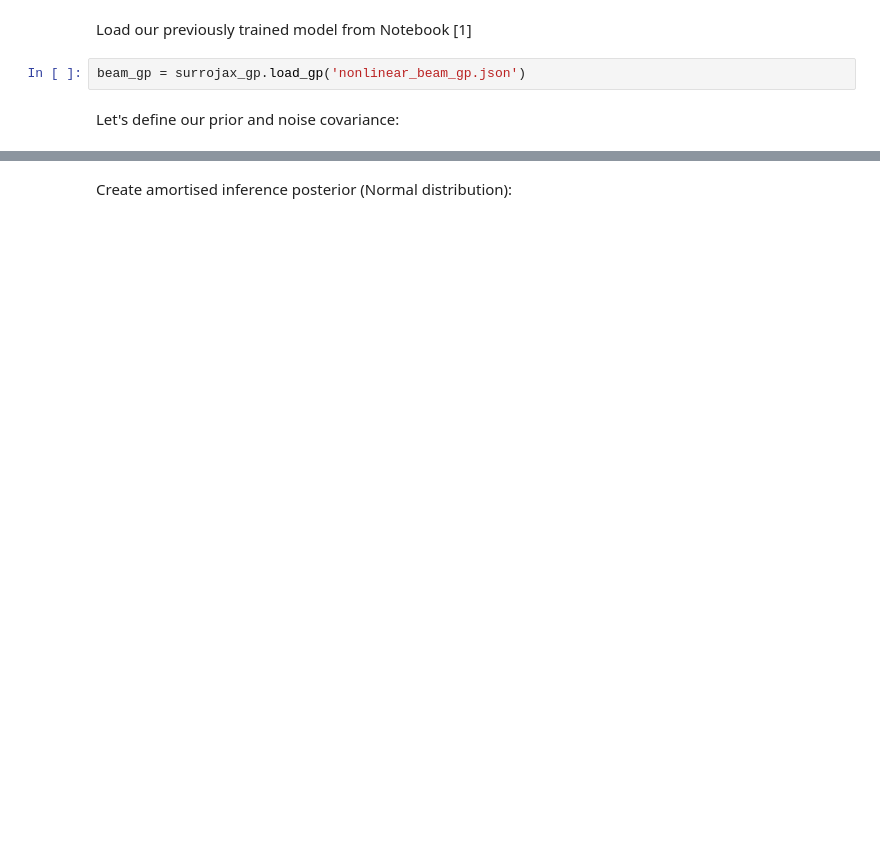
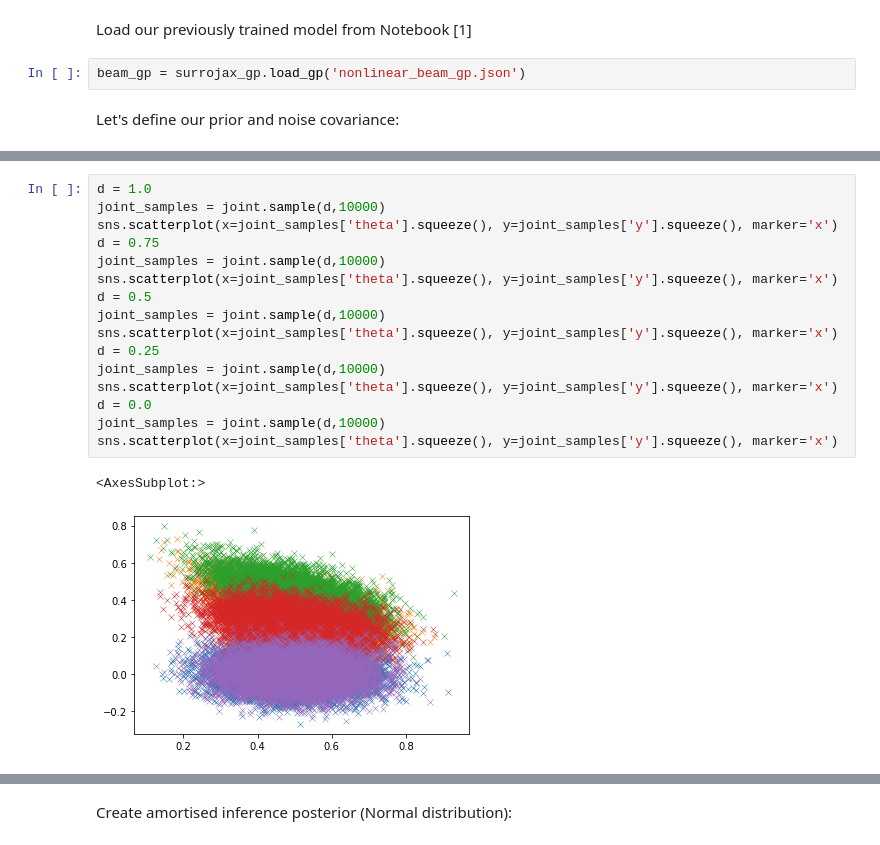
Before and after one commit to mabilton/bayesian_oed_bilton_masters, a Jupyter notebook: chapter_4/[2] Posterior Inference.ipynb, the cells around one changed output, grey strips where cells are left out. Cells and saved outputs as stored; diff of their text form; blank space fills up the shorter version.

```diff
--- a/chapter_4/[2] Posterior Inference.ipynb
+++ b/chapter_4/[2] Posterior Inference.ipynb
@@ -47,0 +31,19 @@ true_posterior = compute_true_log_posterior(model, noise_cov, prior_mean, prior_
+# %%
+d = 1.0
+joint_samples = joint.sample(d,10000)
+sns.scatterplot(x=joint_samples['theta'].squeeze(), y=joint_samples['y'].squeeze(), marker='x')
+d = 0.75
+joint_samples = joint.sample(d,10000)
+sns.scatterplot(x=joint_samples['theta'].squeeze(), y=joint_samples['y'].squeeze(), marker='x')
+d = 0.5
+joint_samples = joint.sample(d,10000)
+sns.scatterplot(x=joint_samples['theta'].squeeze(), y=joint_samples['y'].squeeze(), marker='x')
+d = 0.25
+joint_samples = joint.sample(d,10000)
+sns.scatterplot(x=joint_samples['theta'].squeeze(), y=joint_samples['y'].squeeze(), marker='x')
+d = 0.0
+joint_samples = joint.sample(d,10000)
+sns.scatterplot(x=joint_samples['theta'].squeeze(), y=joint_samples['y'].squeeze(), marker='x')
+# %% [output]
+<AxesSubplot:>
+[figure, added]
```
Also changed, not shown: parts of 20 cells of this notebook, 13 other files.
